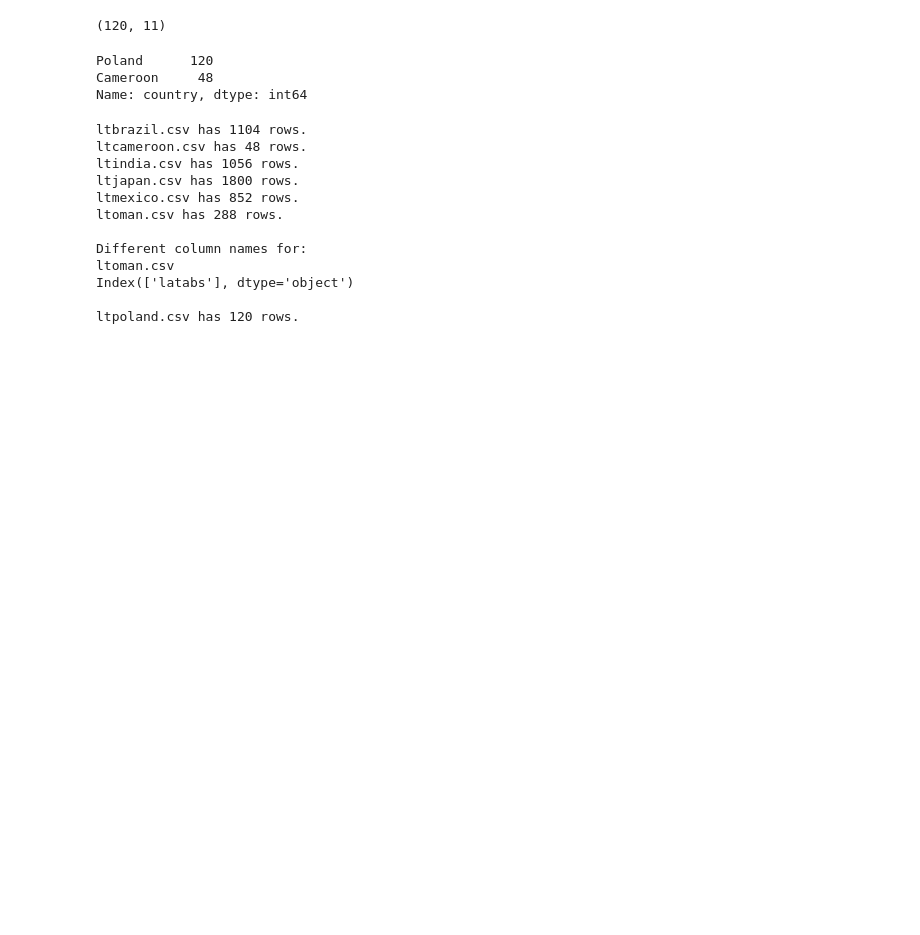
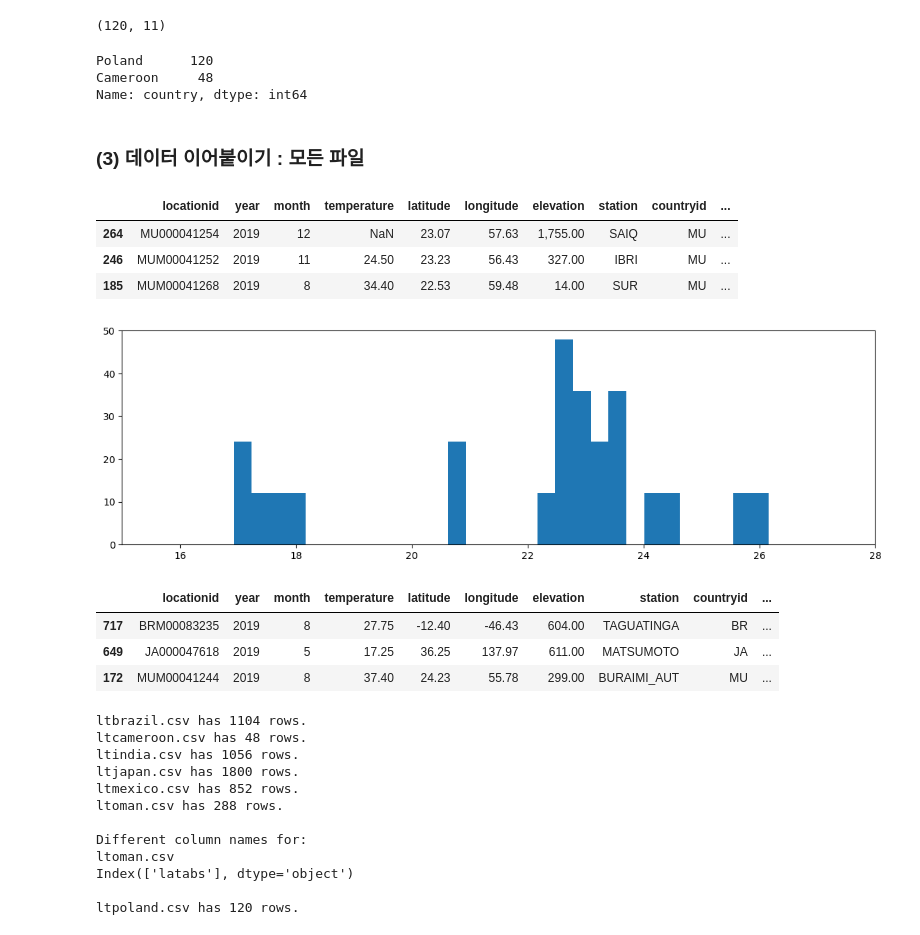
Before and after one commit to wandiiii/python, a Jupyter notebook: 08-1 데이터프레임 결합.ipynb, the cells around one changed output. Cells and saved outputs as stored; diff of their text form; code cells hidden in the pictures; blank space fills up the shorter version.

```diff
--- a/08-1 데이터프레임 결합.ipynb
+++ b/08-1 데이터프레임 결합.ipynb
@@ -42,4 +46,35 @@ ltall.country.value_counts()
 Poland      120
 Cameroon     48
 Name: country, dtype: int64
+# %% [markdown]
+### (3) 데이터 이어붙이기 : 모든 파일
+# %%
+# ltoman 데이터프레임에는 latabs(관측소의 위도 절댓값 : latitude absolute value)컬럼 없음
+ltoman = pd.read_csv('data/ltcountry/ltoman.csv')
+ltoman.sample(3, random_state=1)
+# %% [output]
+|  | locationid | year | month | temperature | latitude | longitude | elevation | station | countryid | ... |
+| 264 | MU000041254 | 2019 | 12 | NaN | 23.07 | 57.63 | 1,755.00 | SAIQ | MU | ... |
+| 246 | MUM00041252 | 2019 | 11 | 24.50 | 23.23 | 56.43 | 327.00 | IBRI | MU | ... |
+| 185 | MUM00041268 | 2019 | 8 | 34.40 | 22.53 | 59.48 | 14.00 | SUR | MU | ... |
+# %%
+ltlist = list(ltoman.latitude)
+
+import matplotlib.pyplot as plt
+plt.style.use(['default'])
+plt.rcParams["figure.figsize"] = (14,4)
+
+plt.hist(ltlist, bins=30)
+plt.axis([15, 28, 0, 50])
+plt.show()
+# %% [output]
+[figure, added]
+# %%
+# 그 외 데이터프레임에는 latabs 컬럼이 존재함을 확인
+ltall.sample(3, random_state=1)
+# %% [output]
+|  | locationid | year | month | temperature | latitude | longitude | elevation | station | countryid | ... |
+| 717 | BRM00083235 | 2019 | 8 | 27.75 | -12.40 | -46.43 | 604.00 | TAGUATINGA | BR | ... |
+| 649 | JA000047618 | 2019 | 5 | 17.25 | 36.25 | 137.97 | 611.00 | MATSUMOTO | JA | ... |
+| 172 | MUM00041244 | 2019 | 8 | 37.40 | 24.23 | 55.78 | 299.00 | BURAIMI_AUT | MU | ... |
 # %%
```
Also changed, not shown: parts of 25 cells of this notebook.
